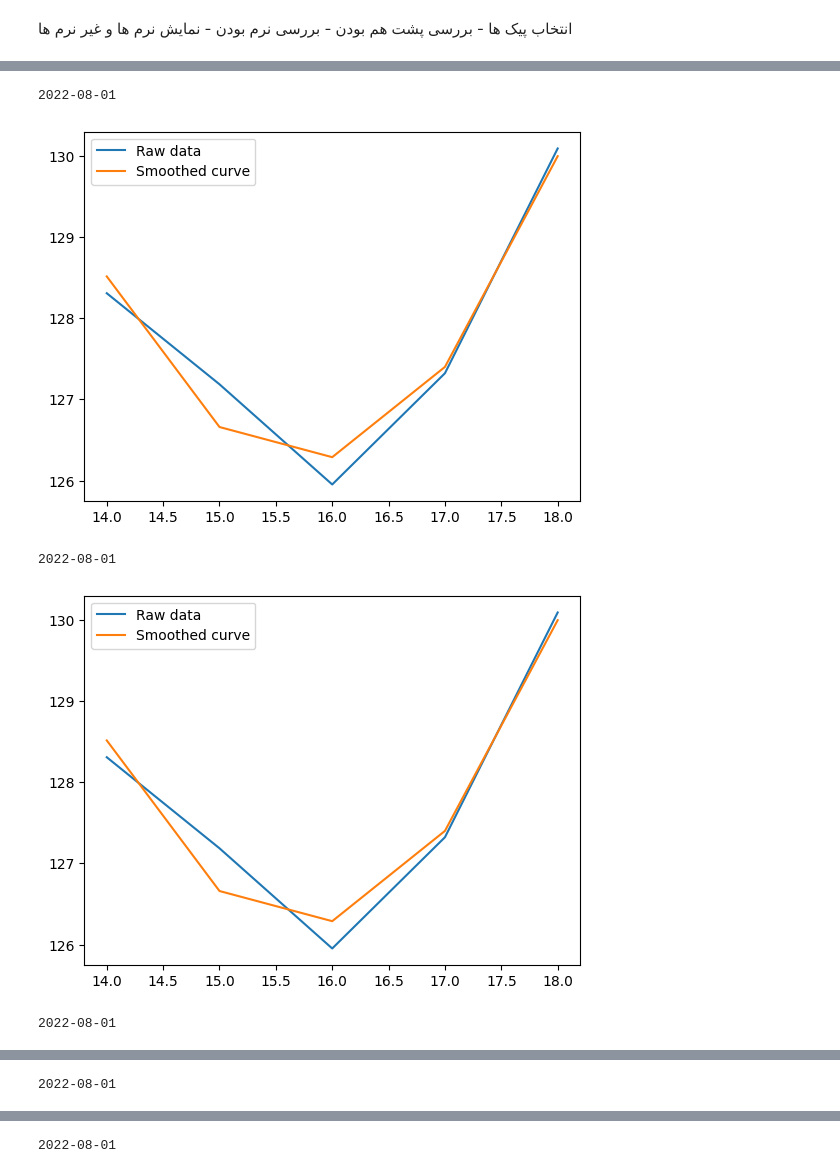
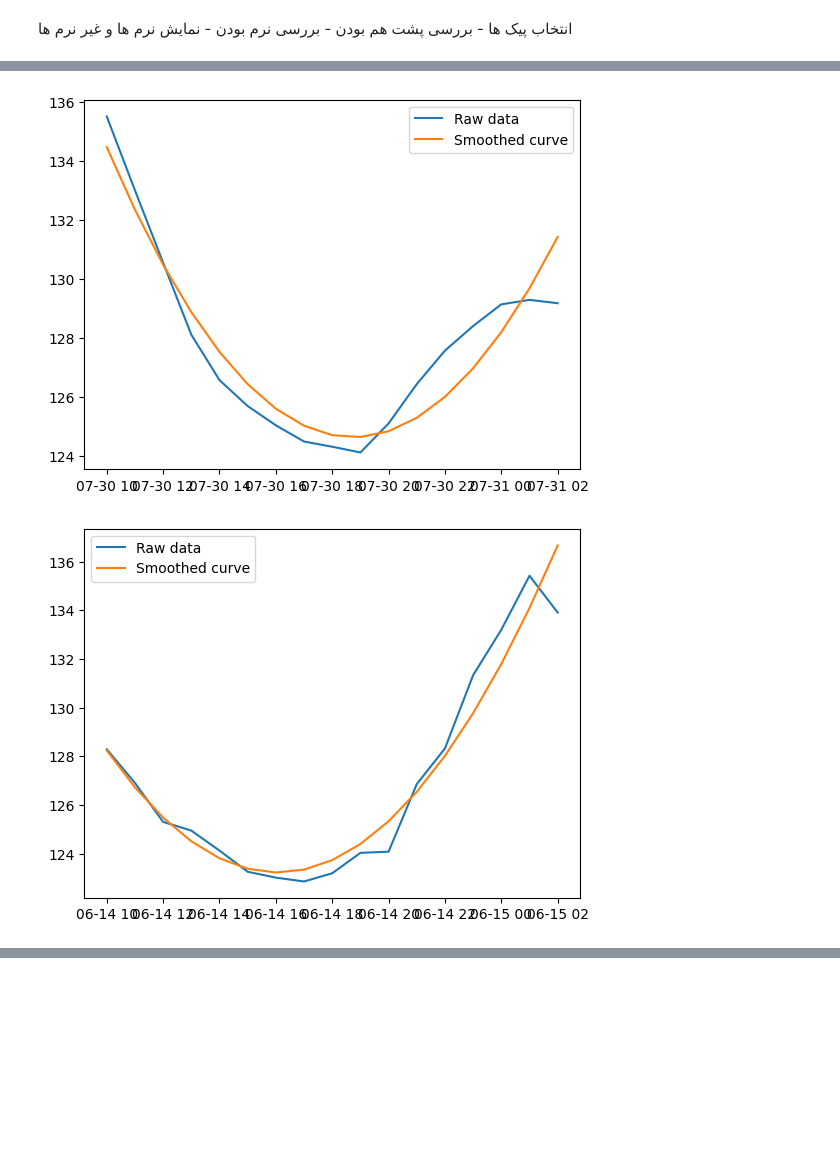
Before and after one commit to SHSMJ200/Bargh_ML, a Jupyter notebook: src/models/test_souri.ipynb, the cells around one changed output, grey strips where cells are left out. Cells and saved outputs as stored; diff of their text form; code cells hidden in the pictures; blank space fills up the shorter version.

```diff
--- a/src/models/test_souri.ipynb
+++ b/src/models/test_souri.ipynb
@@ -74,7 +53,0 @@ Name: generation, dtype: float64
-# %%
-import numpy as np
-df = pd.read_csv(get_root() +"/data/processed/operation.csv", encoding='utf-8').dropna()
-#df = Data_selector(df).select() # داده های پرت تولید حذف شد
-df['date'] = pd.to_datetime(df['date'])
-df['datetime'] = df['date'] + pd.to_timedelta(df['hour'], unit='h')
-df["name"].unique()
@@ -236,0 +170,23 @@ for i in range(len(pi)) : print(pi[i],fr[i])
+# %%
+# input : df_modified
+df_mod = df_modified[(df_modified["name"] == "پرند") & (df_modified["code"] == "G11")]
+data_selector = Data_selector(df_mod)
+df_smooth = data_selector.select(m_in_summer=True)
+# %%
+df_smooth = df_smooth.reset_index(drop=True)
+diff = df_smooth['datetime'].diff()  # محاسبه اختلاف زمانی بین ردیف ها
+gap_mask = diff != pd.Timedelta(hours=1)  # هر جایی اختلاف دقیقاً 1 ساعت نیست، مرز بازه جدید است
+# ایندکس شروع بازه‌ها
+start_indices = df_smooth.index[gap_mask].tolist()
+# چون اولین ایندکس هم ابتدای یک بازه است، اگر نیست اضافه می‌کنیم
+if 0 not in start_indices:
+    start_indices = [0] + start_indices
+
+# ایندکس پایان بازه‌ها یکی قبل از شروع بازه بعدی است
+end_indices = [i-1 for i in start_indices[1:]] + [df_smooth.index[-1]]
+
+# ساخت لیست بازه‌های (i1, i2)
+index_ranges = list(zip(start_indices, end_indices))
+
+# ساخت لیست بازه‌های زمانی (t1, t2)
+time_ranges = [(df_smooth.loc[i1, 'datetime'], df_smooth.loc[i2, 'datetime']) for i1, i2 in index_ranges]
@@ -240,15 +200,15 @@ data_date = []
 log = {True:np.array([0,0,0,0,0],dtype=float),False:np.array([0,0,0,0,0],dtype=float)}
 t = 0
 n = 0
-threshold = 0.3
+threshold = 1
 
-for date in all_date:
-    nn,tt = is_smooth(date,data_var,data_date,threshold,log=log)
+for date1,date2 in time_ranges:
+    nn,tt = is_smooth(date1,date2,data_var,data_date,threshold)
     n += nn
     t += tt
 
-log[True] /= (t)
-log[False] /= (n-t)
+#log[True] /= (t)
+#log[False] /= (n-t)
 print(t/n*100)
 print(log)
 # %% [output]
@@ -264,15 +222,11 @@ plt.show()
 # %%
 k = 2
 b = []
 data_var = np.array(data_var)
 data_date = np.array(data_date)
 k_largest = data_var.argsort()[-k:]
-for date in data_date[k_largest][0].astype('datetime64[D]'):
-    print(date)
-    is_smooth(date,b,[],threshold,flag=True)
+for date1,date2 in data_date[k_largest]:
+    is_smooth(date1,date2,[],[],threshold,flag=True)
 # %% [output]
-2022-08-01
-[figure, old version]
+[figure, new version]
-2022-08-01
-[figure, old version]
+[figure, new version]
-2022-08-01
@@ -280 +232,0 @@ for date in data_date[k_largest][0].astype('datetime64[D]'):
-2022-08-01
@@ -282 +232,0 @@ for date in data_date[k_largest][0].astype('datetime64[D]'):
-2022-08-01
```
Also changed, not shown: parts of 29 cells of this notebook, 4 other files.
